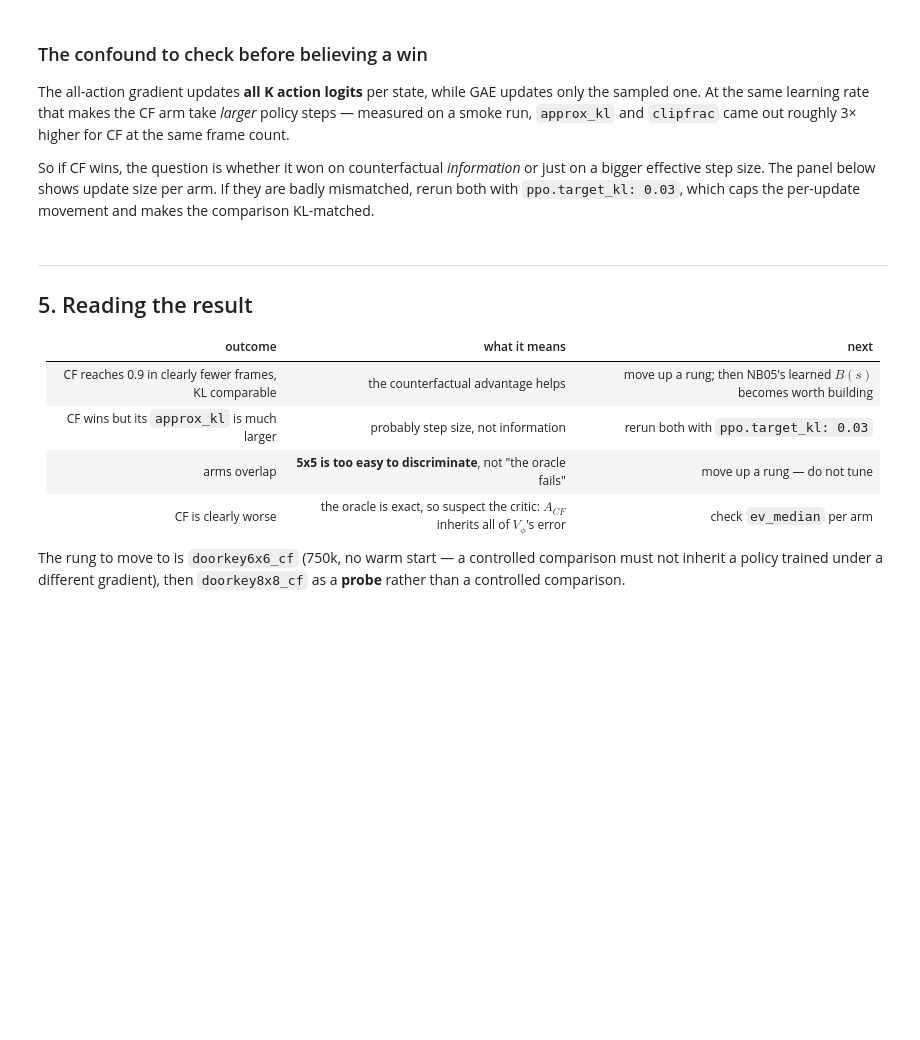
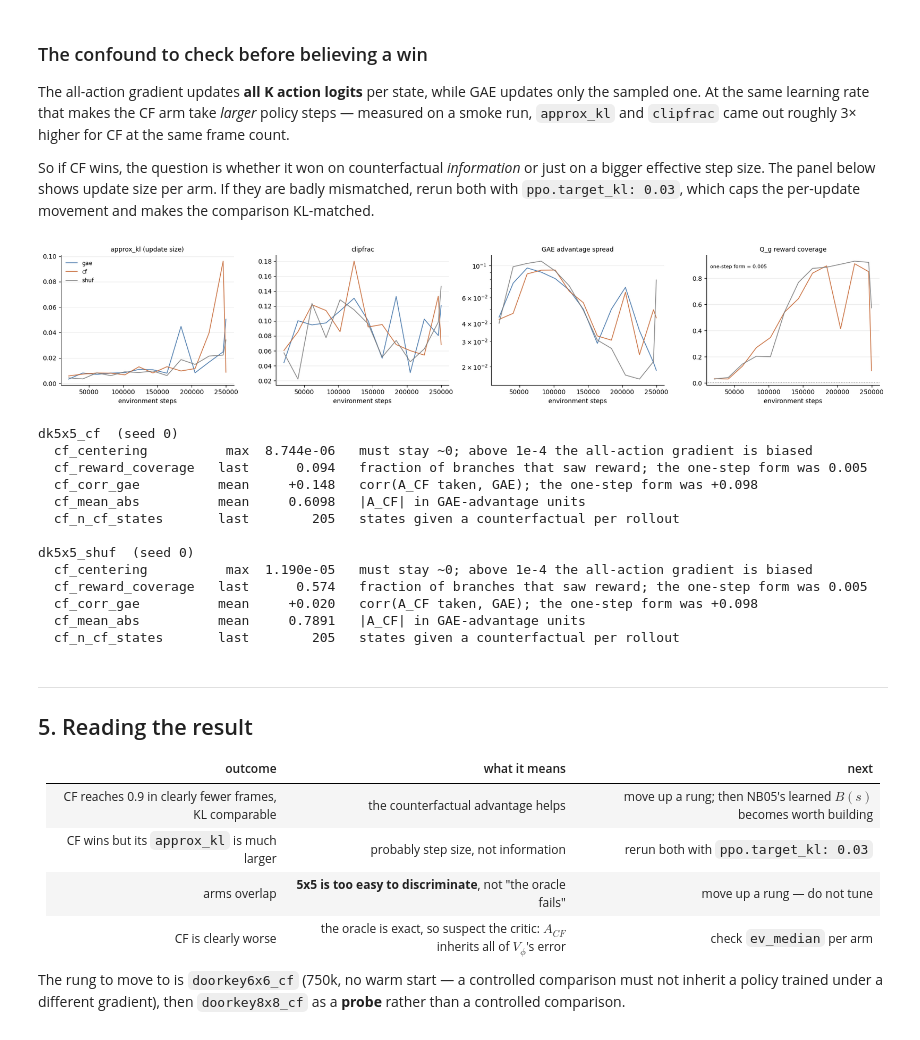
Before and after one commit to CharithaPalika/PPO_CF, a Jupyter notebook: notebooks/02_ppo_cf.ipynb, the cells around one changed output. Saved outputs shown, nothing was run; the diff lists cells and outputs as text; code cells hidden in the pictures; blank space fills up the shorter version.

```diff
--- a/notebooks/02_ppo_cf.ipynb
+++ b/notebooks/02_ppo_cf.ipynb
@@ -369,24 +525,62 @@ just on a bigger effective step size. The panel below shows update size per arm.
 If they are badly mismatched, rerun both with `ppo.target_kl: 0.03`, which caps
 the per-update movement and makes the comparison KL-matched.
 # %%
-fig, axes = plt.subplots(1, 3, figsize=(15, 3.8))
-for ax, col, title in [(axes[0], "approx_kl", "approx_kl (update size)"),
-                       (axes[1], "clipfrac", "clipfrac"),
-                       (axes[2], "adv_std_raw", "GAE advantage spread")]:
+fig, axes = plt.subplots(1, 4, figsize=(19, 3.8))
+panels = [("approx_kl", "approx_kl (update size)"),
+          ("clipfrac", "clipfrac"),
+          ("adv_std_raw", "GAE advantage spread"),
+          ("cf_reward_coverage", "Q_g reward coverage")]
+for ax, (col, title) in zip(axes, panels):
     for arm, per_seed in scal.items():
         for i, (s, d) in enumerate(per_seed.items()):
+            if col not in d.columns or not np.isfinite(d[col]).any():
+                continue
             ax.plot(d["global_step"], d[col], lw=1.3, alpha=0.85, color=colors[arm],
                     label=arm if i == 0 else None)
     ax.set_title(title, fontsize=10); ax.set_xlabel("environment steps")
-    ax.spines[["top","right"]].set_visible(False); ax.grid(axis="y", alpha=0.25)
-axes[2].set_yscale("log"); axes[0].legend(frameon=False, fontsize=9)
+    ax.spines[["top", "right"]].set_visible(False); ax.grid(axis="y", alpha=0.25)
+axes[2].set_yscale("log")
+axes[3].axhline(0.005, color="#888", ls=":", lw=1)
+axes[3].text(0.02, 0.9, "one-step form = 0.005", transform=axes[3].transAxes, fontsize=8)
+axes[0].legend(frameon=False, fontsize=9)
 fig.tight_layout(); savefig(fig, FIG / "update_size.png"); plt.show()
 
-if "cf" in scal:
-    d = list(scal["cf"].values())[0]
-    print(f"cf_centering over the whole run: max {d['cf_centering'].max():.3e} "
-          f"(must be ~0; anything above 1e-4 invalidates the run)")
-    print(f"cf_scale range: {d['cf_scale'].min():.4f} - {d['cf_scale'].max():.4f}")
+# PPO-CF health. Every column is checked before use: the trainer's cf_* keys
+# change as the estimator changes, and a plot cell should not die on a rename.
+for arm in ("cf", "shuf"):
+    if arm not in scal:
+        continue
+    seed0 = sorted(scal[arm])[0]
+    d = scal[arm][seed0]
+    print(f"\n{ARMS[arm].run.run_name}  (seed {seed0})")
+    checks = [
+        ("cf_centering",       "max", "{:.3e}", "must stay ~0; above 1e-4 the all-action gradient is biased"),
+        ("cf_reward_coverage", "last", "{:.3f}", "fraction of branches that saw reward; the one-step form was 0.005"),
+        ("cf_corr_gae",        "mean", "{:+.3f}", "corr(A_CF taken, GAE); the one-step form was +0.098"),
+        ("cf_mean_abs",        "mean", "{:.4f}", "|A_CF| in GAE-advantage units"),
+        ("cf_n_cf_states",     "last", "{:.0f}", "states given a counterfactual per rollout"),
+    ]
+    for col, how, fmt, why in checks:
+        if col not in d.columns or not np.isfinite(d[col]).any():
+            print(f"  {col:20s} not logged")
+            continue
+        v = {"max": d[col].max(), "mean": d[col].mean(), "last": d[col].iloc[-1]}[how]
+        print(f"  {col:20s} {how:>4} {fmt.format(v):>10}   {why}")
+# %% [output]
+[figure, added]
+dk5x5_cf  (seed 0)
+  cf_centering          max  8.744e-06   must stay ~0; above 1e-4 the all-action gradient is biased
+  cf_reward_coverage   last      0.094   fraction of branches that saw reward; the one-step form was 0.005
+  cf_corr_gae          mean     +0.148   corr(A_CF taken, GAE); the one-step form was +0.098
+  cf_mean_abs          mean     0.6098   |A_CF| in GAE-advantage units
+  cf_n_cf_states       last        205   states given a counterfactual per rollout
+
+dk5x5_shuf  (seed 0)
+  cf_centering          max  1.190e-05   must stay ~0; above 1e-4 the all-action gradient is biased
+  cf_reward_coverage   last      0.574   fraction of branches that saw reward; the one-step form was 0.005
+  cf_corr_gae          mean     +0.020   corr(A_CF taken, GAE); the one-step form was +0.098
+  cf_mean_abs          mean     0.7891   |A_CF| in GAE-advantage units
+  cf_n_cf_states       last        205   states given a counterfactual per rollout
 # %% [markdown]
 ---
 ## 5. Reading the result
```
Also changed, not shown: parts of 16 cells of this notebook, 13 other files.
